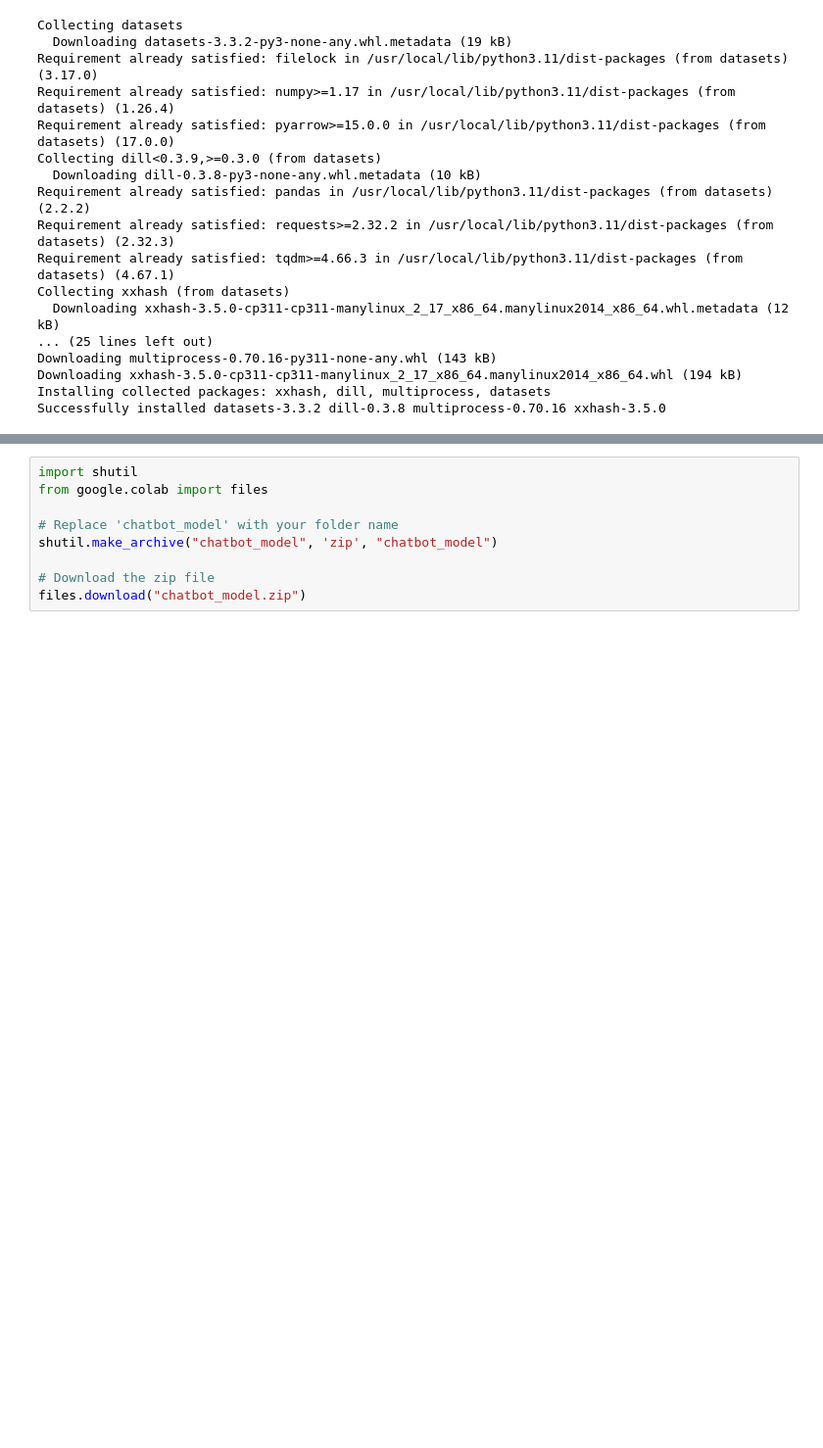
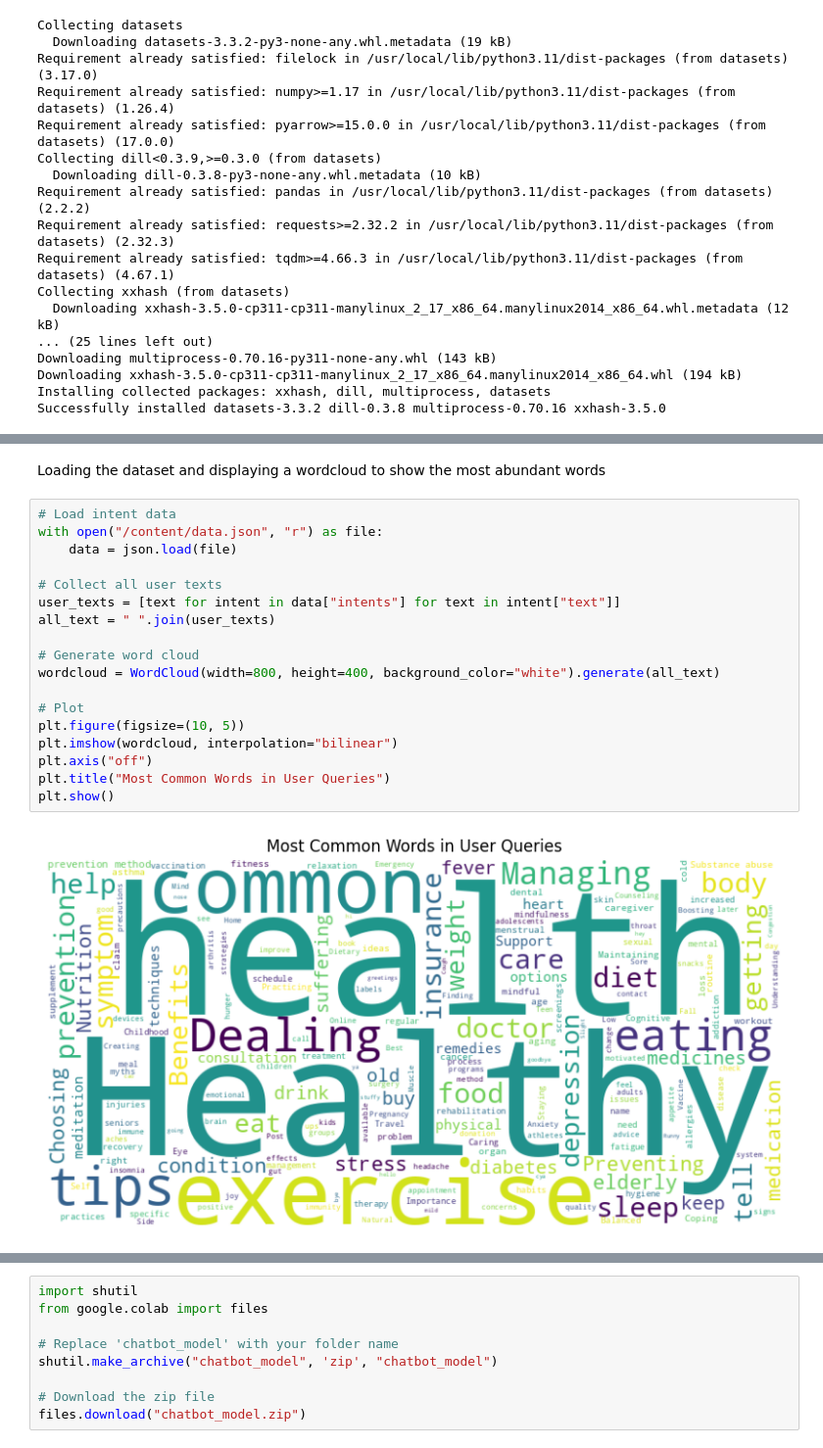
Before and after one commit to kennyg37/healthAI-chatbot, a Jupyter notebook: chatbot.ipynb, the cells around one changed output, grey strips where cells are left out. Shown at 98% size. Saved outputs shown, nothing was run; the diff lists cells and outputs as text; blank space fills up the shorter version.

```diff
--- a/chatbot.ipynb
+++ b/chatbot.ipynb
@@ -72,0 +36,22 @@ Successfully installed datasets-3.3.2 dill-0.3.8 multiprocess-0.70.16 xxhash-3.5
+# %% [markdown]
+Loading the dataset and displaying a wordcloud to show the most abundant words
+# %%
+# Load intent data
+with open("/content/data.json", "r") as file:
+    data = json.load(file)
+
+# Collect all user texts
+user_texts = [text for intent in data["intents"] for text in intent["text"]]
+all_text = " ".join(user_texts)
+
+# Generate word cloud
+wordcloud = WordCloud(width=800, height=400, background_color="white").generate(all_text)
+
+# Plot
+plt.figure(figsize=(10, 5))
+plt.imshow(wordcloud, interpolation="bilinear")
+plt.axis("off")
+plt.title("Most Common Words in User Queries")
+plt.show()
+# %% [output]
+[figure, added]
```
Also changed, not shown: parts of 19 cells of this notebook, 1 other file.
